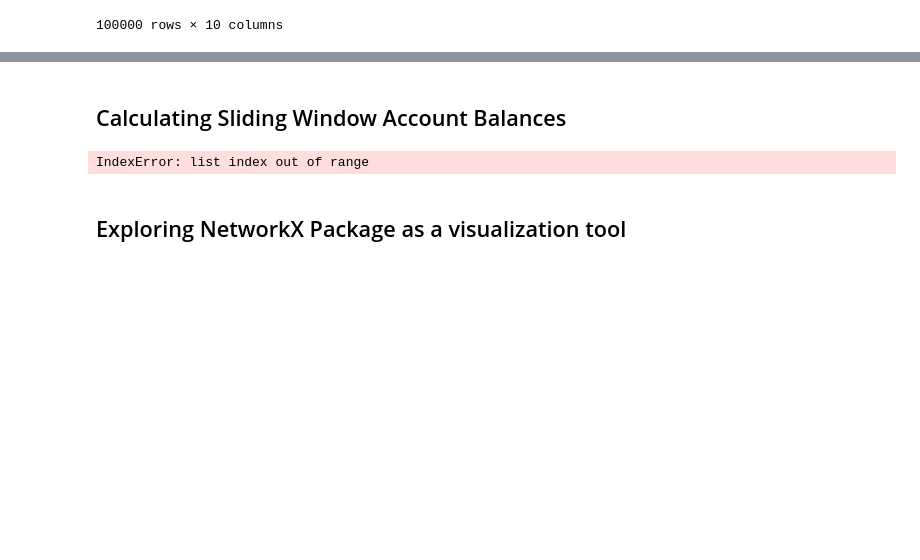
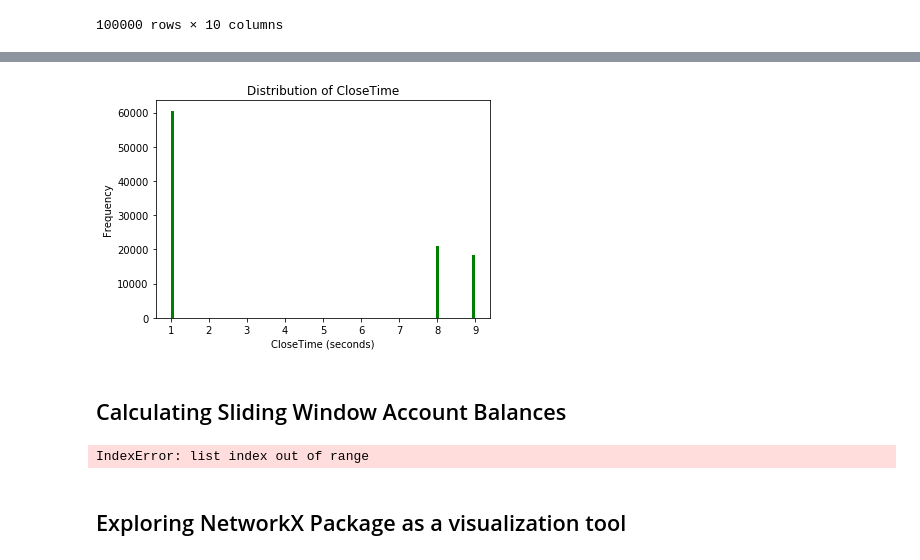
Before and after one commit to ravibhandia/XRPLords, a Jupyter notebook: Test Python/Ravi_Workinprogress.ipynb, the cells around one changed output, grey strips where cells are left out. Drawn from its saved outputs; the diff is of its cells as text; code cells hidden in the pictures; blank space fills up the shorter version.

Commit message:
Split closetime distriubtion functions into two functions

```diff
--- a/Test Python/Ravi_Workinprogress.ipynb
+++ b/Test Python/Ravi_Workinprogress.ipynb
@@ -177,14 +177,20 @@ def removekey(d, key):
     del r[key]
     return r
 # %%
-def plotclosetimedist(data):
+def get_closetime_dist(data):
     """
-    Plot the distribution of closetime based on a ledger dataframe passed
+    Calculate closetime for each ledger based on a ledger dataframe passed
 
     Parameters
     ----------
     data: dataframe
         The dataframe of ledgers that is being analyzed
+        Dataframe of with rows n
+
+    Return
+    ---------
+    Returns dictionary with keys that are n-1 ledgers from data
+    and values that are the closetime in seconds
     """
     UniqueLedgerIndex=np.unique(data['LedgerIndex'])
     closetimezeros=[0]*(len(UniqueLedgerIndex)-1)
@@ -192,7 +198,10 @@ def plotclosetimedist(data):
 
     curledger=data['LedgerIndex'][0]
     curtime=data['TimeStamp'][0]
+
+
     for index,row in data.iterrows():
+        print('Working')
         if row['LedgerIndex']!=curledger:
             dicCloseTime[row['LedgerIndex']]=(row['TimeStamp']-curtime).total_seconds()
             curledger=row['LedgerIndex']
@@ -200,9 +209,4 @@ def plotclosetimedist(data):
         else:
             None
     foo=removekey(dicCloseTime,data['LedgerIndex'][0])
-    plt.hist(foo.values(), color='g')
-    plt.title('Distribution of CloseTime')
-    plt.xlabel('CloseTime (seconds)')
-    plt.ylabel('Frequency')
-
-    plt.show()
+    return foo
@@ -212,0 +213,10 @@ plotclosetimedist(ledgerdf)
+# %%
+def plot_close_time(dic):
+    plt.hist(dic.values(),bins=100, color='g')
+    plt.title('Distribution of CloseTime')
+    plt.xlabel('CloseTime (seconds)')
+    plt.ylabel('Frequency')
+
+    plt.show()
+# %%
+Closetime_dictionary=get_closetime_dist(ledgerdf)
@@ -212,0 +243,4 @@ plotclosetimedist(ledgerdf)
+# %%
+plot_close_time(Closetime_dictionary)
+# %% [output]
+[figure, added]
```
Also changed, not shown: parts of 4 cells of this notebook.
